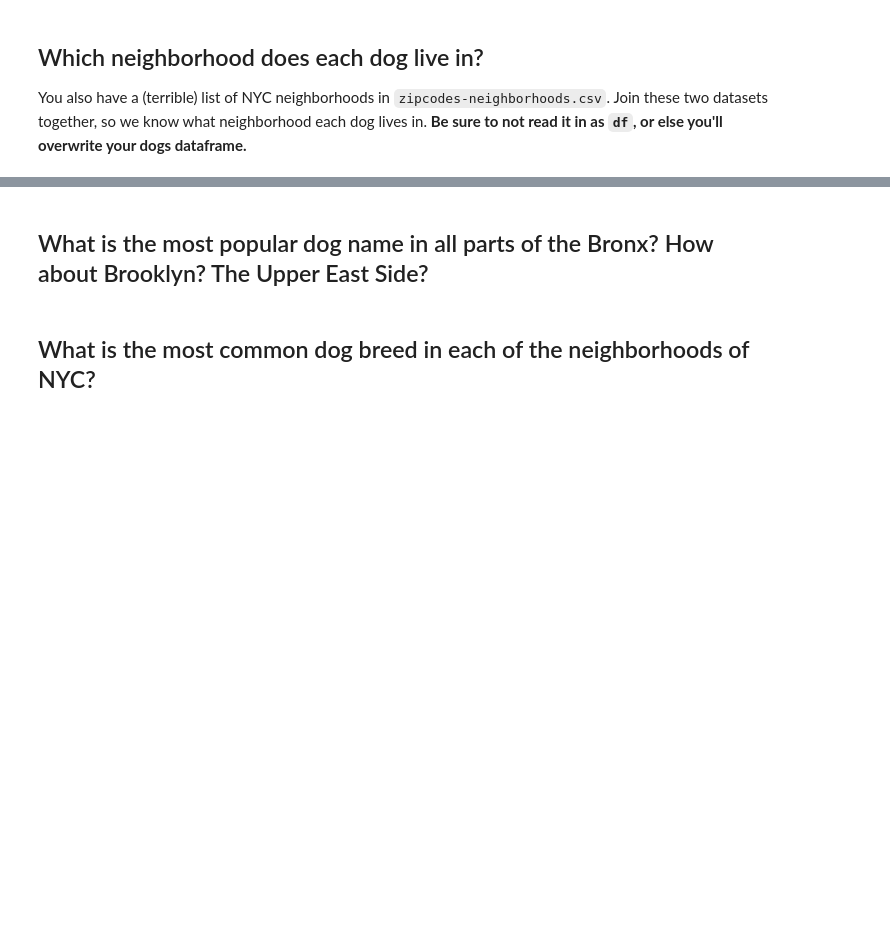
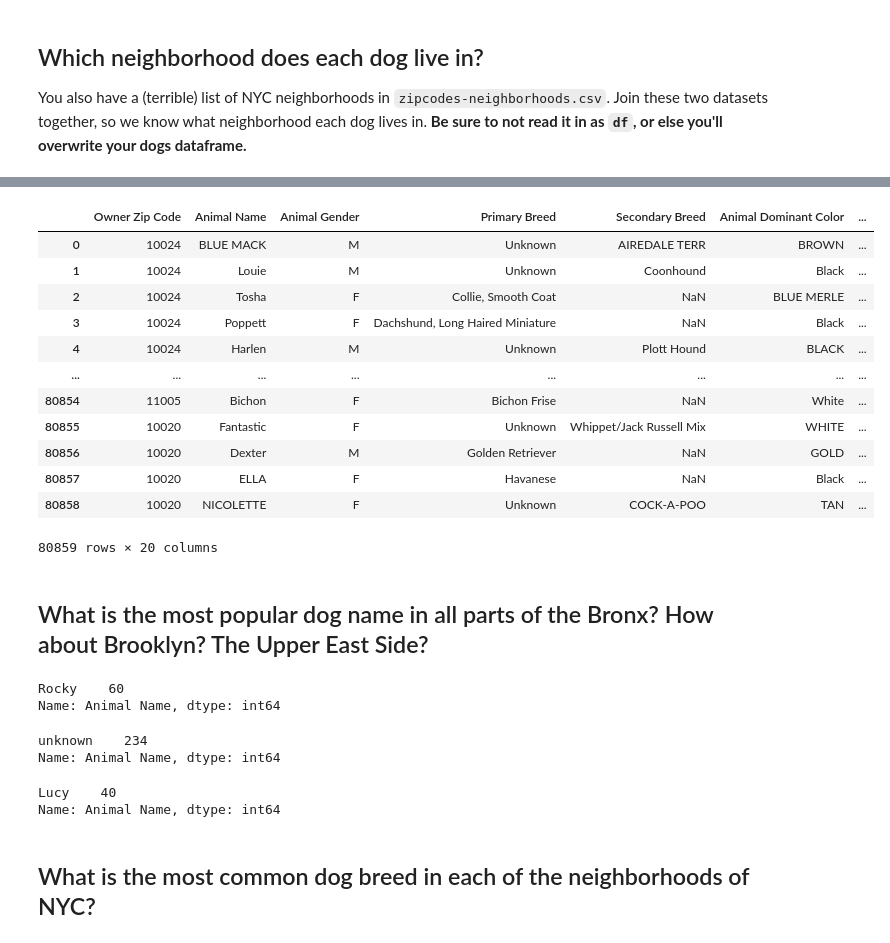
Before and after one commit to EMendy/Homework-6, a Jupyter notebook: Dataset TWO - Dogs_Mendenhall.ipynb, the cells around one changed output, grey strips where cells are left out. Cells and saved outputs as stored; diff of their text form; code cells hidden in the pictures; blank space fills up the shorter version.

```diff
--- a/Dataset TWO - Dogs_Mendenhall.ipynb
+++ b/Dataset TWO - Dogs_Mendenhall.ipynb
@@ -233,0 +251,16 @@ You also have a (terrible) list of NYC neighborhoods in `zipcodes-neighborhoods.
+# %%
+df.merge(df_zip, left_on='Owner Zip Code', right_on='zip')
+# %% [output]
+|  | Owner Zip Code | Animal Name | Animal Gender | Primary Breed | Secondary Breed | Animal Dominant Color | ... |
+| 0 | 10024 | BLUE MACK | M | Unknown | AIREDALE TERR | BROWN | ... |
+| 1 | 10024 | Louie | M | Unknown | Coonhound | Black | ... |
+| 2 | 10024 | Tosha | F | Collie, Smooth Coat | NaN | BLUE MERLE | ... |
+| 3 | 10024 | Poppett | F | Dachshund, Long Haired Miniature | NaN | Black | ... |
+| 4 | 10024 | Harlen | M | Unknown | Plott Hound | BLACK | ... |
+| ... | ... | ... | ... | ... | ... | ... | ... |
+| 80854 | 11005 | Bichon | F | Bichon Frise | NaN | White | ... |
+| 80855 | 10020 | Fantastic | F | Unknown | Whippet/Jack Russell Mix | WHITE | ... |
+| 80856 | 10020 | Dexter | M | Golden Retriever | NaN | GOLD | ... |
+| 80857 | 10020 | ELLA | F | Havanese | NaN | Black | ... |
+| 80858 | 10020 | NICOLETTE | F | Unknown | COCK-A-POO | TAN | ... |
+80859 rows × 20 columns
@@ -234,4 +269,19 @@ You also have a (terrible) list of NYC neighborhoods in `zipcodes-neighborhoods.
 # %% [markdown]
 ## What is the most popular dog name in all parts of the Bronx? How about Brooklyn? The Upper East Side?
+# %%
+df[df['borough'] == 'Bronx']['Animal Name'].value_counts().head(1)
+# %% [output]
+Rocky    60
+Name: Animal Name, dtype: int64
+# %%
+df[df['borough'] == 'Brooklyn']['Animal Name'].value_counts().head(1)
+# %% [output]
+unknown    234
+Name: Animal Name, dtype: int64
+# %%
+df[df['neighborhood'] == 'Upper East Side']['Animal Name'].value_counts().head(1)
+# %% [output]
+Lucy    40
+Name: Animal Name, dtype: int64
 # %% [markdown]
 ## What is the most common dog breed in each of the neighborhoods of NYC?
```
Also changed, not shown: parts of 9 cells of this notebook, 1 other file.
